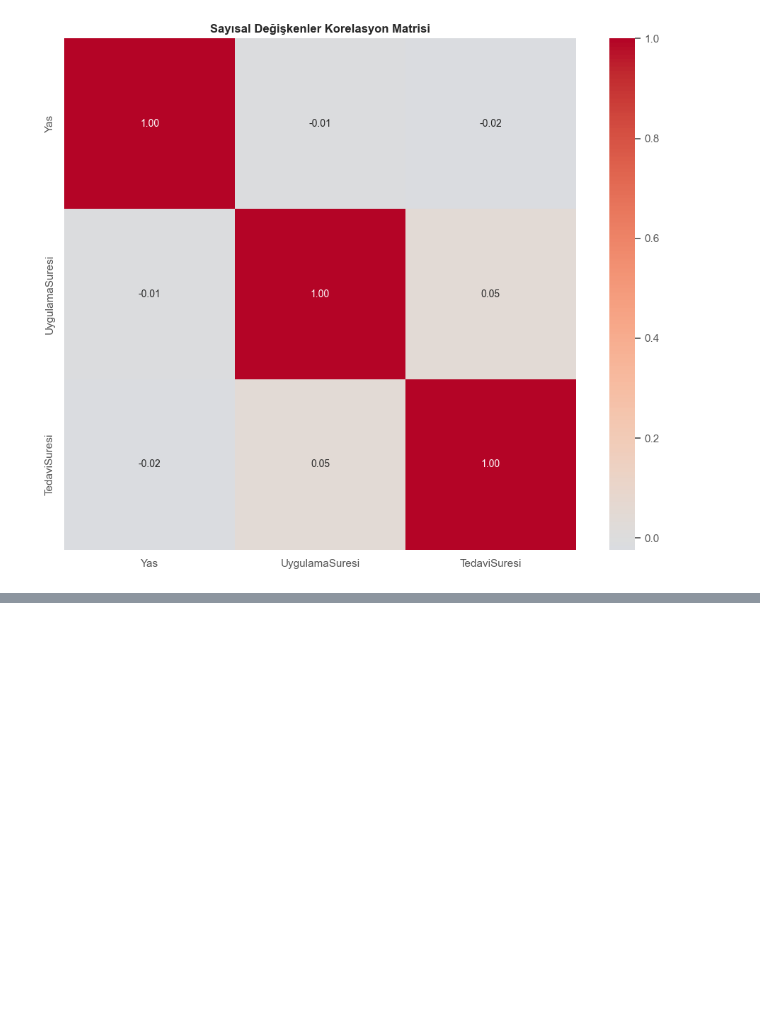
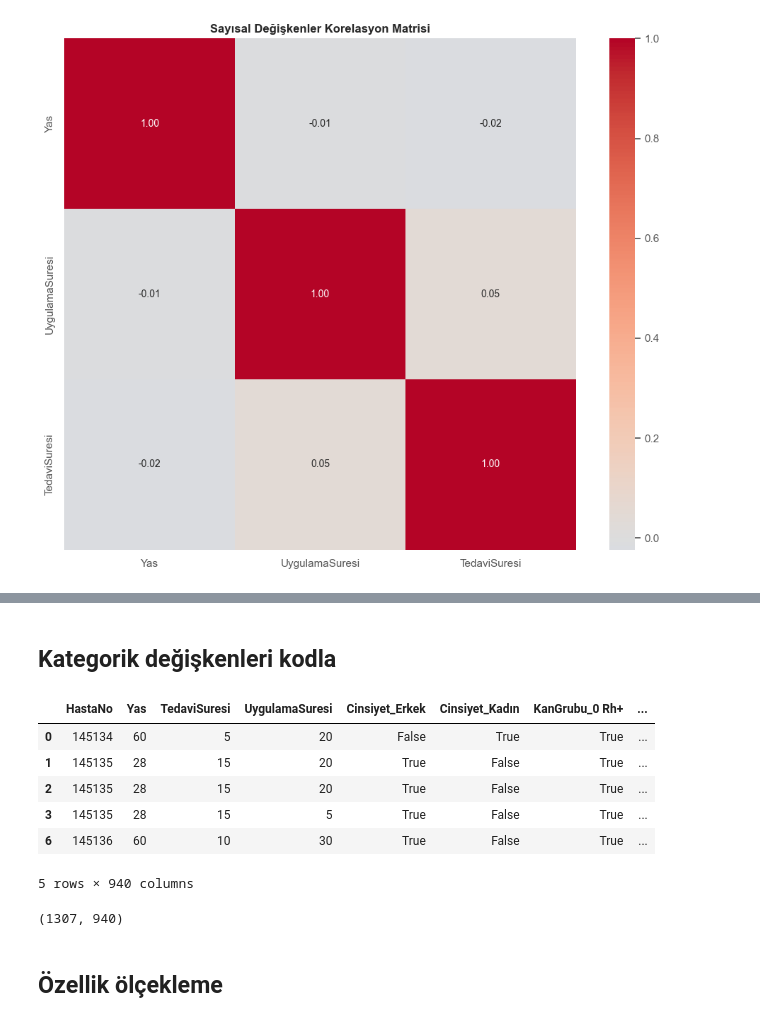
Before and after one commit to yusuftalhaklc/Pusula_Yusuf_Talha_Kilic, a Jupyter notebook: notebook/pusula_eda.ipynb, the cells around one changed output, grey strips where cells are left out. Drawn from its saved outputs; the diff is of its cells as text; code cells hidden in the pictures; blank space fills up the shorter version.

```diff
--- a/notebook/pusula_eda.ipynb
+++ b/notebook/pusula_eda.ipynb
@@ -494,0 +491,6 @@ plt.show()
+# %%
+categorical_cols = ['Cinsiyet', 'KanGrubu', 'KronikHastalik', 'Bolum', 'Alerji', 'Tanilar', 'UygulamaYerleri']
+
+for col in categorical_cols:
+    mode_value = df[col].mode()[0]
+    df[col] = df[col].fillna(mode_value)
@@ -494,0 +517,19 @@ plt.show()
+# %% [markdown]
+## Kategorik değişkenleri kodla
+# %%
+categorical_cols = ['Cinsiyet', 'KanGrubu', 'Uyruk', 'KronikHastalik', 'Bolum', 'Alerji', 'Tanilar', 'TedaviAdi', 'UygulamaYerleri', 'Yas_Grubu']
+df_encoded = pd.get_dummies(df, columns=categorical_cols, drop_first=False)
+# %%
+display(df_encoded.head())
+display(df_encoded.shape)
+# %% [output]
+|  | HastaNo | Yas | TedaviSuresi | UygulamaSuresi | Cinsiyet_Erkek | Cinsiyet_Kadın | KanGrubu_0 Rh+ | ... |
+| 0 | 145134 | 60 | 5 | 20 | False | True | True | ... |
+| 1 | 145135 | 28 | 15 | 20 | True | False | True | ... |
+| 2 | 145135 | 28 | 15 | 20 | True | False | True | ... |
+| 3 | 145135 | 28 | 15 | 5 | True | False | True | ... |
+| 6 | 145136 | 60 | 10 | 30 | True | False | True | ... |
+5 rows × 940 columns
+(1307, 940)
+# %% [markdown]
+## Özellik ölçekleme
```
Also changed, not shown: parts of 18 cells of this notebook, 2 other files.
